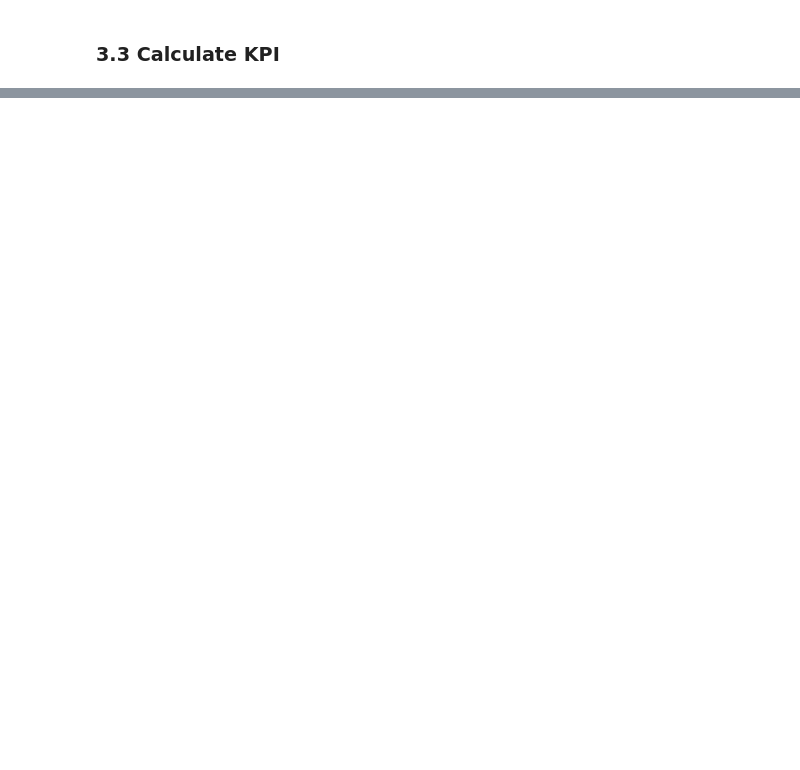
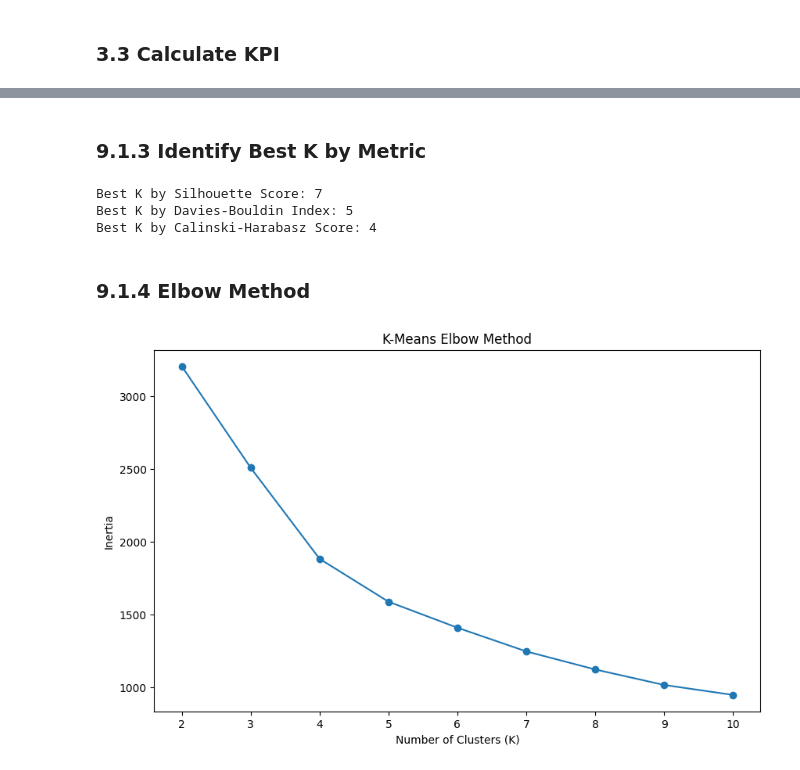
Before and after one commit to Jerxis/financial_kpi_clustering, a Jupyter notebook: notebooks/03_kpi_engineering_and_clustering.ipynb, the cells around one changed output, grey strips where cells are left out. Saved outputs shown, nothing was run; the diff lists cells and outputs as text; code cells hidden in the pictures; blank space fills up the shorter version.

```diff
--- a/notebooks/03_kpi_engineering_and_clustering.ipynb
+++ b/notebooks/03_kpi_engineering_and_clustering.ipynb
@@ -184,0 +769,15 @@ ValueError: Failed to calculate KPI 'Gross Margin'. Error: name 'BACKTICK_QUOTED
+# %%
+balanced_features_df = imputed_features_df[
+    balanced_clustering_kpis
+].copy()
+
+balanced_winsorized_features_df = balanced_features_df.copy()
+
+for kpi in balanced_clustering_kpis:
+    balanced_winsorized_features_df[kpi] = winsorize_series(
+        balanced_winsorized_features_df[kpi],
+        lower=0.05,
+        upper=0.95
+    )
+
+balanced_winsorized_features_df.describe().T
@@ -184,0 +1156,10 @@ ValueError: Failed to calculate KPI 'Gross Margin'. Error: name 'BACKTICK_QUOTED
+# %%
+# ==================================================
+# Prepare Clustering Input
+# ==================================================
+
+N_COMPONENTS = 4
+
+X_cluster = X_balanced_pca[:, :N_COMPONENTS]
+
+print(f"Clustering input shape: {X_cluster.shape}")
@@ -184,0 +1237,51 @@ ValueError: Failed to calculate KPI 'Gross Margin'. Error: name 'BACKTICK_QUOTED
+# %% [markdown]
+### 9.1.3 Identify Best K by Metric
+# %%
+# ==================================================
+# Best K by Evaluation Metric
+# ==================================================
+
+best_silhouette_k = (
+    kmeans_results_df
+    .loc[kmeans_results_df["Silhouette Score"].idxmax(), "K"]
+)
+
+best_davies_bouldin_k = (
+    kmeans_results_df
+    .loc[kmeans_results_df["Davies-Bouldin Index"].idxmin(), "K"]
+)
+
+best_calinski_harabasz_k = (
+    kmeans_results_df
+    .loc[kmeans_results_df["Calinski-Harabasz Score"].idxmax(), "K"]
+)
+
+print(f"Best K by Silhouette Score: {best_silhouette_k}")
+print(f"Best K by Davies-Bouldin Index: {best_davies_bouldin_k}")
+print(f"Best K by Calinski-Harabasz Score: {best_calinski_harabasz_k}")
+# %% [output]
+Best K by Silhouette Score: 7
+Best K by Davies-Bouldin Index: 5
+Best K by Calinski-Harabasz Score: 4
+# %% [markdown]
+### 9.1.4 Elbow Method
+# %%
+# ==================================================
+# Elbow Method
+# ==================================================
+
+plt.figure(figsize=(10, 6))
+
+plt.plot(
+    kmeans_results_df["K"],
+    kmeans_results_df["Inertia"],
+    marker="o",
+)
+
+plt.xlabel("Number of Clusters (K)")
+plt.ylabel("Inertia")
+plt.title("K-Means Elbow Method")
+plt.xticks(list(K_RANGE))
+plt.show()
+# %% [output]
+[figure, added]
```
Also changed, not shown: parts of 171 cells of this notebook.
